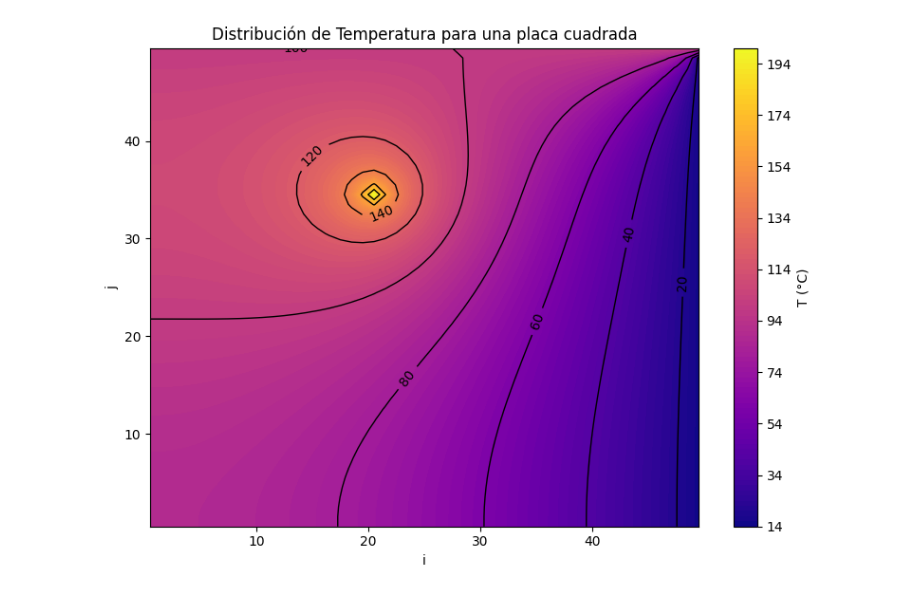
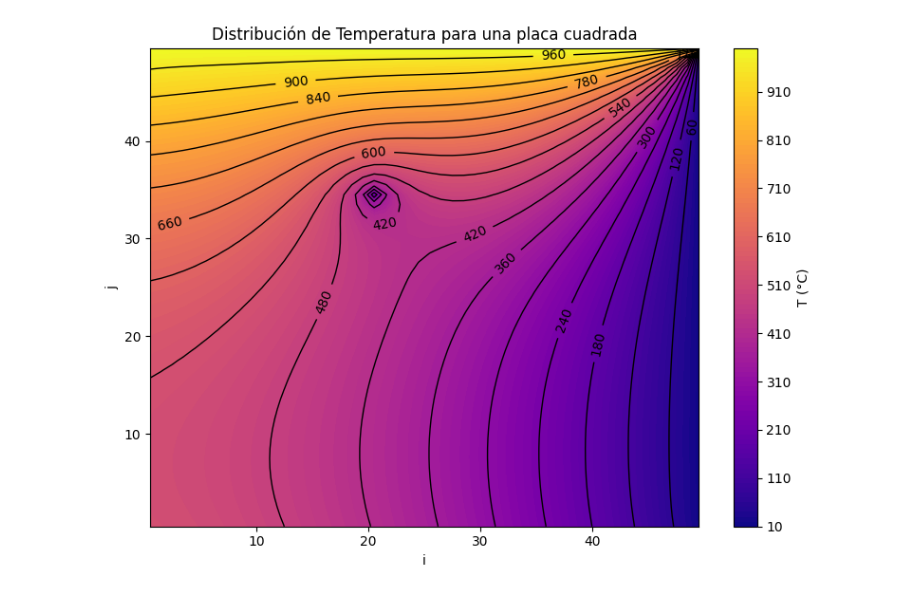
Before and after one commit to RoyGuz/ProyectoFinalModelado, a Jupyter notebook: notebooks/archivo_prueba.ipynb, the cells around one changed output. Cells and saved outputs as stored; diff of their text form; code cells hidden in the pictures.

```diff
--- a/notebooks/archivo_prueba.ipynb
+++ b/notebooks/archivo_prueba.ipynb
@@ -5,20 +6,20 @@ sys.path.append('C:/Users/royer/Documents/ProyectoFinalModelado/scr')
 from solver_fd import temp_chapa_P
 from utils import graficarChapa
 # %%
-cond_contor = {'A':100,'B':15,'C':0,'D':0}
+cond_contor = {'A':1000,'B':15,'C':9000,'D':-10000}
 
 typ_cond_contorno = {'A':'temp','B':'temp','C':'flu','D':'flu'}
 
 Nx = 50
 Ny = 50
-dx = 0.001
-dy = 0.001
+dx = 0.05
+dy = 0.05
 k = 205     #   Material considerado
 
 hot_point = {'i': 20, 'j': 15, 'T': 200}
 
 T = temp_chapa_P(cond_contor, Nx, Ny, typ_cond_contorno, dx, dy, k, hot_point)
 
 graficarChapa(T,Nx,Ny)
 # %% [output]
-[figure, old version]
+[figure, new version]
```
Also changed, not shown: parts of 3 cells of this notebook, 7 other files.
